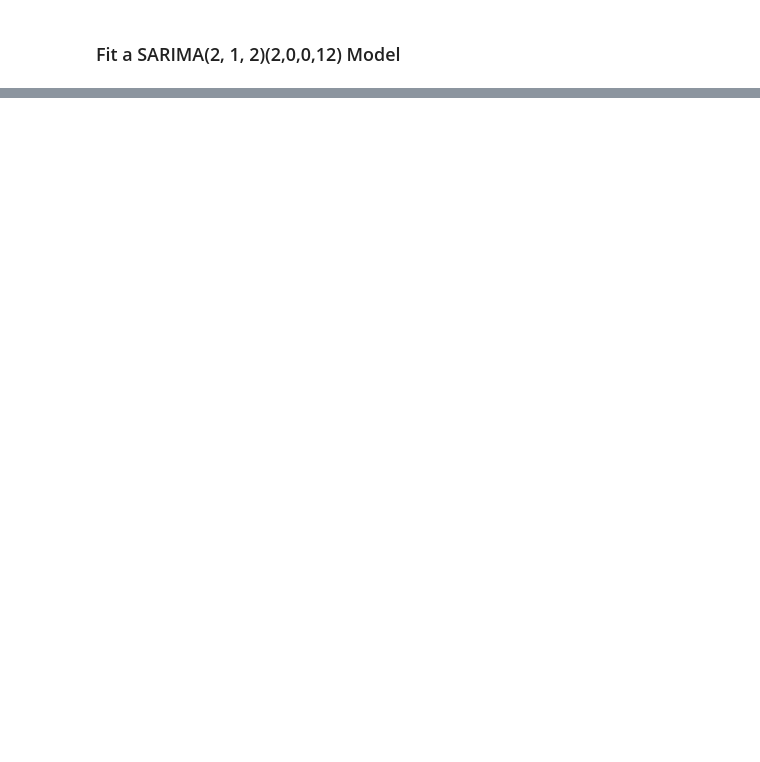
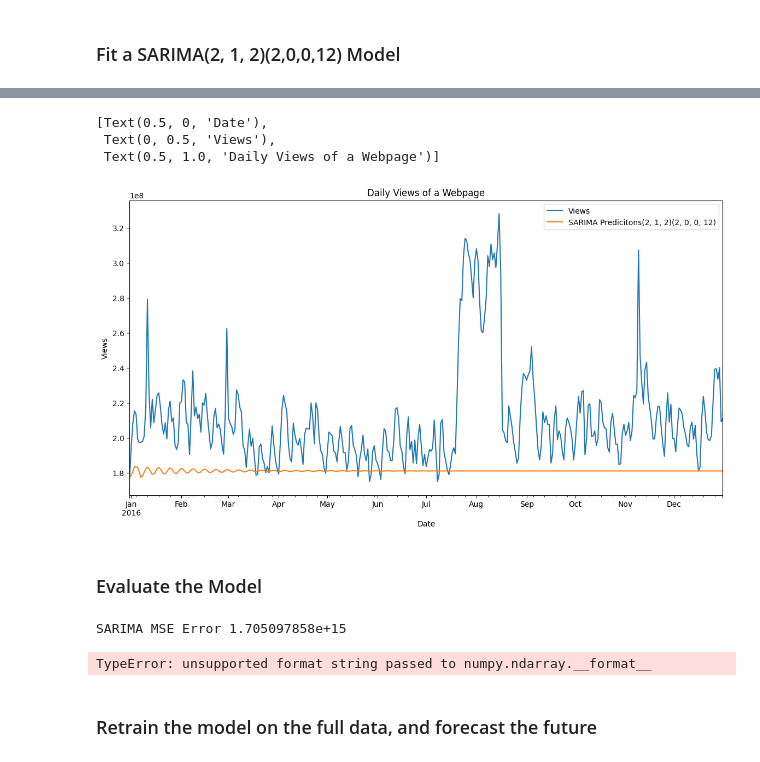
Before and after one commit to Mercymerine/Machine_learning2, a Jupyter notebook: web_traffic.ipynb, the cells around one changed output, grey strips where cells are left out. Drawn from its saved outputs; the diff is of its cells as text; code cells hidden in the pictures; blank space fills up the shorter version.

```diff
--- a/web_traffic.ipynb
+++ b/web_traffic.ipynb
@@ -251,7 +287,7 @@ dtype: int64
 # %%
-# Set one year for testing
-train = df.iloc[:365]
-test = df.iloc[365:]
+# Set half a year for testing
+train = df2.iloc[:183]
+test = df2.iloc[183:]
 # %%
 print(train.dtypes)
 # %% [output]
@@ -270,2 +295,0 @@ Length: 551, dtype: object
-# %%
-train = pd.to_numeric(train, errors='coerce')
@@ -286,0 +331,5 @@ ValueError: Pandas data cast to numpy dtype of object. Check input data with np.
+# %%
+#Obtain predicted values
+start = len(train)
+end = len(train) + len(test) -1
+predictions = results.predict(start=start, end=end, type='levels').rename('SARIMA Predicitons(2, 1, 2)(2, 0, 0, 12)')
@@ -286,0 +358,33 @@ ValueError: Pandas data cast to numpy dtype of object. Check input data with np.
+# %%
+#Plot predictions against known values
+title = 'Daily Views of a Webpage'
+ylabel = 'Views'
+xlabel = 'Date'
+
+ax = test.plot(legend=True, figsize= (14, 7))
+predictions.plot(legend=True)
+ax.autoscale(axis='x', tight=True)
+ax.set(xlabel= xlabel, ylabel=ylabel, title=title)
+# %% [output]
+[Text(0.5, 0, 'Date'),
+ Text(0, 0.5, 'Views'),
+ Text(0.5, 1.0, 'Daily Views of a Webpage')]
+[figure, added]
+# %% [markdown]
+### Evaluate the Model
+# %%
+from sklearn.metrics import mean_squared_error
+
+error = mean_squared_error(test, predictions)
+print(f'SARIMA MSE Error {error:11.10}')
+# %% [output]
+SARIMA MSE Error 1.705097858e+15
+# %%
+from statsmodels.tools.eval_measures import rmse
+
+error = rmse(test, predictions)
+print(f'SARIMA RMSE Error {error:11.10}')
+# %% [output]
+TypeError: unsupported format string passed to numpy.ndarray.__format__
+# %% [markdown]
+### Retrain the model on the full data, and forecast the future
```
Also changed, not shown: parts of 8 cells of this notebook.
